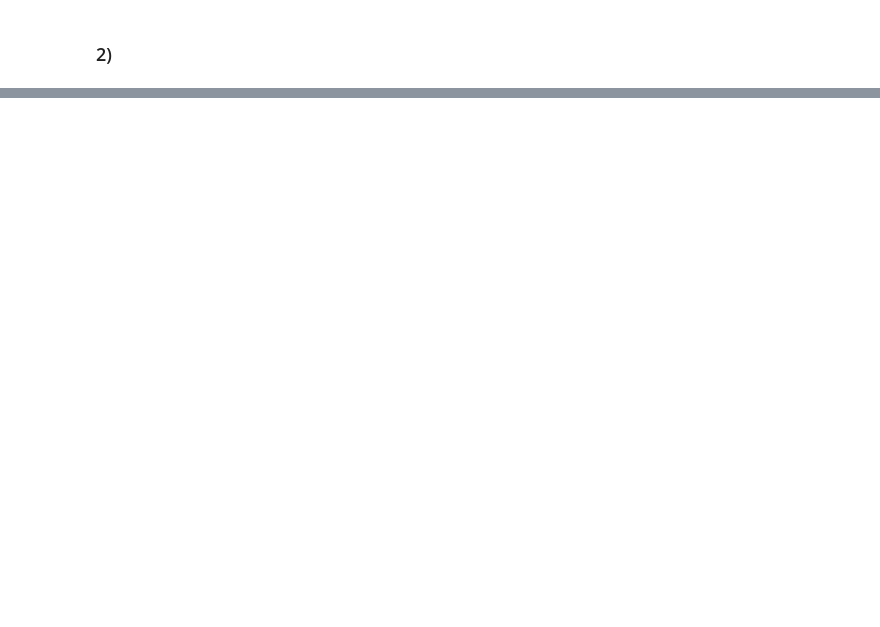
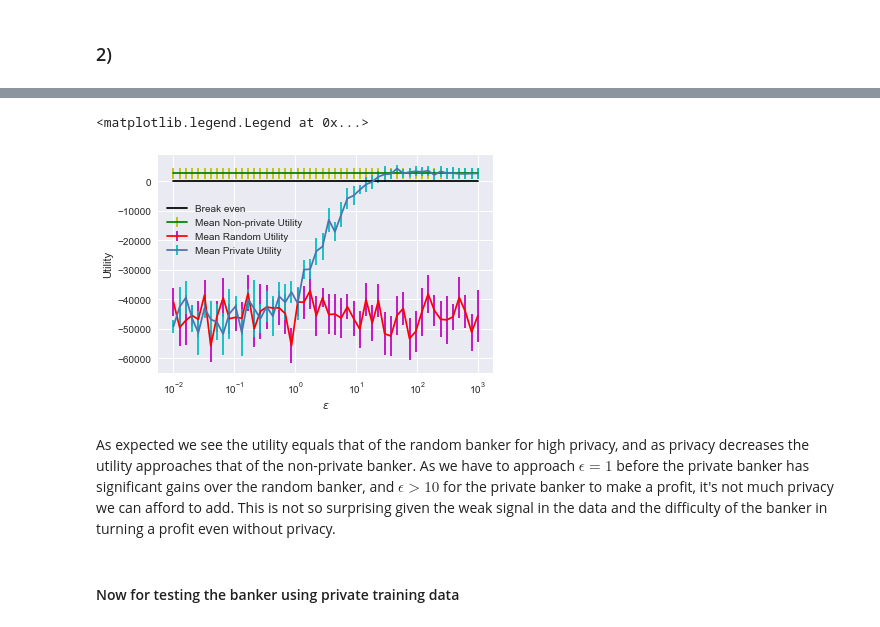
Before and after one commit to aleksaw/ml-society-science, a Jupyter notebook: src/project-1/Project-submission.ipynb, the cells around one changed output, grey strips where cells are left out. Cells and saved outputs as stored; diff of their text form; code cells hidden in the pictures; blank space fills up the shorter version.

```diff
--- a/src/project-1/Project-submission.ipynb
+++ b/src/project-1/Project-submission.ipynb
@@ -838,0 +859,7 @@ It would have to compromise privacy that anyone could find out if you are or are
+# %%
+rate = 0.005
+def utility(loan, rate, time, outcome):
+    return loan * (((1+rate)**time - 1) if outcome == 1 else -1)
+def private_utility(banker, x, a):
+    return banker.expected_utility(x.values, a) - \
+           banker.expected_utility(x.values, banker.get_best_action(x))
@@ -838,0 +954,16 @@ It would have to compromise privacy that anyone could find out if you are or are
+# %%
+plt.errorbar(epsilon, utility_mean, yerr=utility_std, ecolor='y', label="Mean Non-private Utility", color='g')
+plt.errorbar(epsilon, rutility_mean, yerr=rutility_std, ecolor='m', label="Mean Random Utility", color='r')
+plt.errorbar(epsilon, putility_mean, yerr=putility_std, ecolor='c', label="Mean Private Utility")
+plt.plot(epsilon, np.zeros(es), 'k-', label="Break even")
+plt.xscale('log')
+plt.xlabel(r"$\epsilon$")
+plt.ylabel("Utility")
+plt.legend(bbox_to_anchor=(0, 0.5), loc='lower left')
+# %% [output]
+<matplotlib.legend.Legend at 0x...>
+[figure, added]
+# %% [markdown]
+As expected we see the utility equals that of the random banker for high privacy, and as privacy decreases the utility approaches that of the non-private banker. As we have to approach $\epsilon=1$ before the private banker has significant gains over the random banker, and $\epsilon > 10$ for the private banker to make a profit, it's not much privacy we can afford to add. This is not so surprising given the weak signal in the data and the difficulty of the banker in turning a profit even without privacy.
+# %% [markdown]
+#### Now for testing the banker using private training data
```
Also changed, not shown: parts of 18 cells of this notebook, 6 other files.
